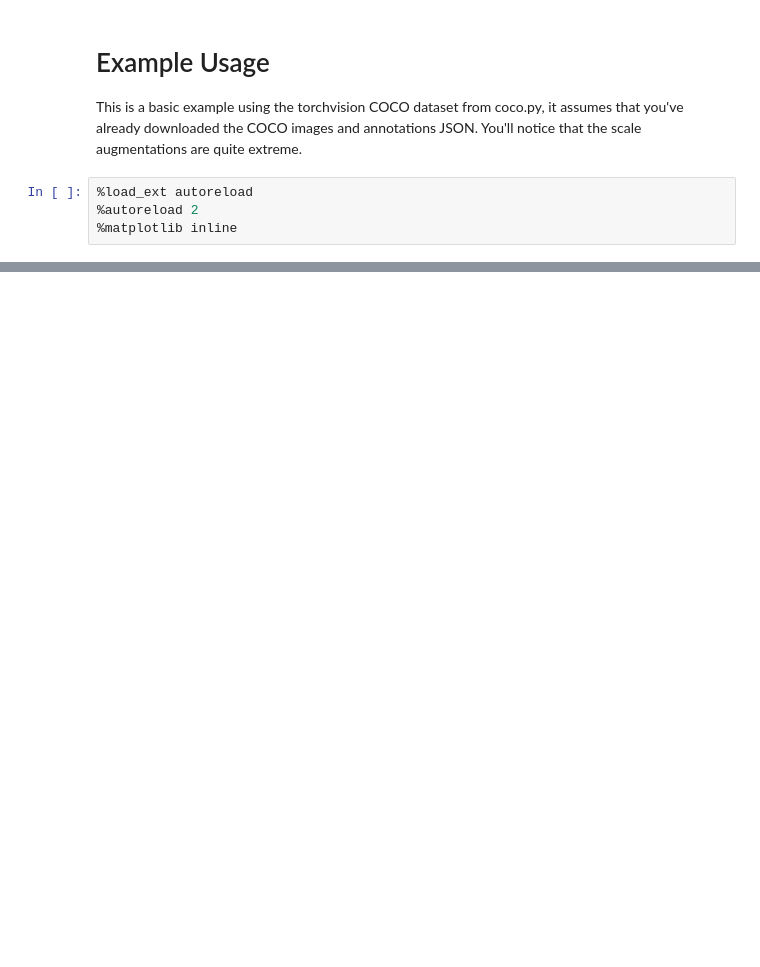
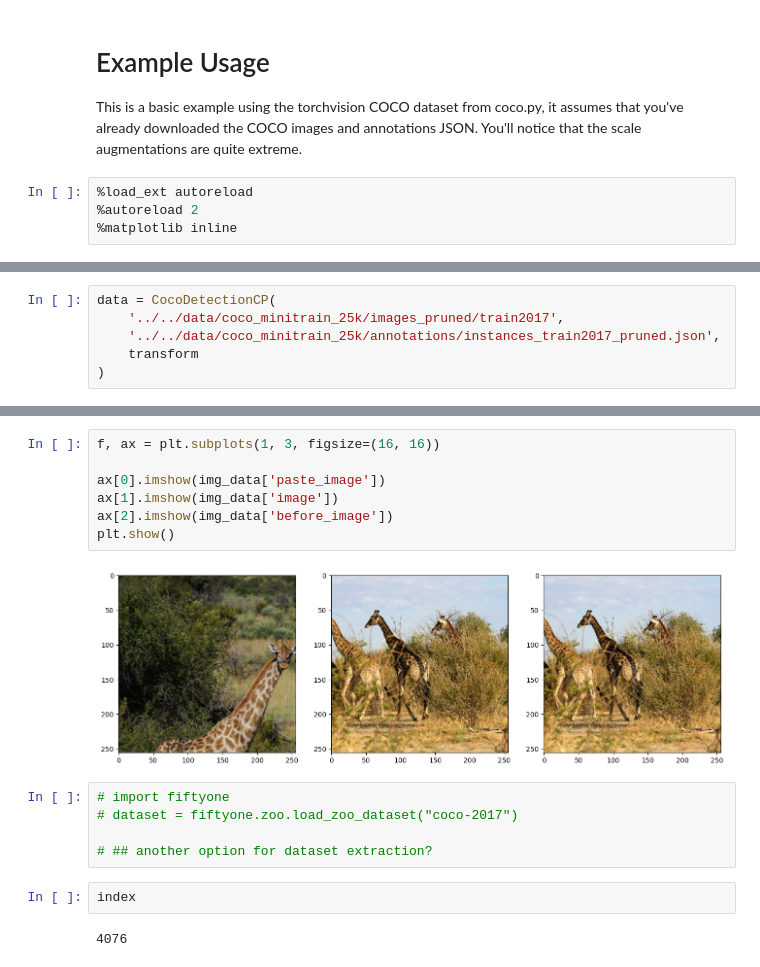
Before and after one commit to AndreasH-019/A_DLCV_project, a Jupyter notebook: src/copy-paste/example.ipynb, the cells around one changed output, grey strips where cells are left out. Saved outputs shown, nothing was run; the diff lists cells and outputs as text; blank space fills up the shorter version.

Commit message:
Using another root for copy-paste
Not working yet :(

```diff
--- a/src/copy-paste/example.ipynb
+++ b/src/copy-paste/example.ipynb
@@ -36,0 +31,6 @@ index created!
+# %%
+data = CocoDetectionCP(
+    '../../data/coco_minitrain_25k/images_pruned/train2017',
+    '../../data/coco_minitrain_25k/annotations/instances_train2017_pruned.json',
+    transform
+)
@@ -59,0 +75,18 @@ else:
+# %%
+f, ax = plt.subplots(1, 3, figsize=(16, 16))
+
+ax[0].imshow(img_data['paste_image'])
+ax[1].imshow(img_data['image'])
+ax[2].imshow(img_data['before_image'])
+plt.show()
+# %% [output]
+[figure, added]
+# %%
+# import fiftyone
+# dataset = fiftyone.zoo.load_zoo_dataset("coco-2017")
+
+# ## another option for dataset extraction?
+# %%
+index
+# %% [output]
+4076
```
Also changed, not shown: parts of 7 cells of this notebook, 4 other files.
